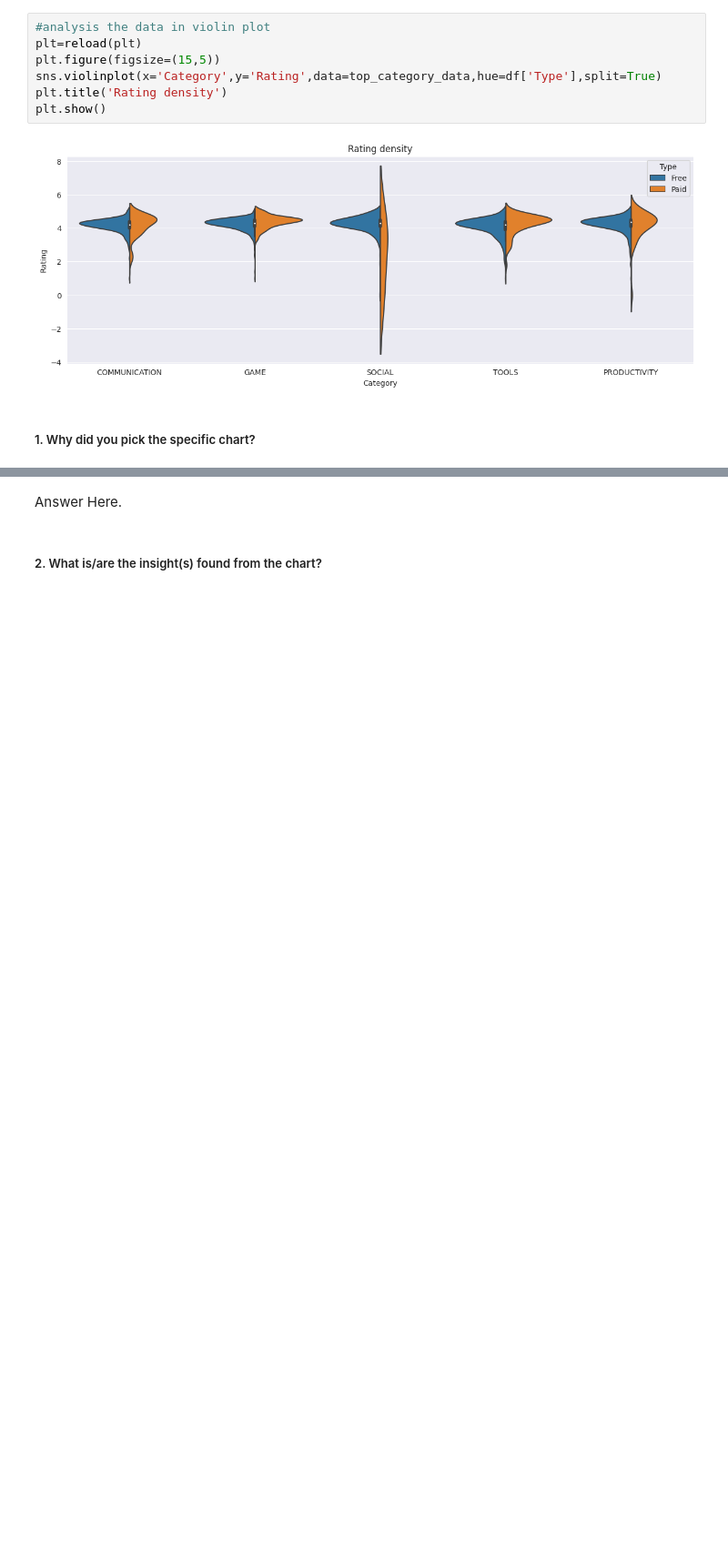
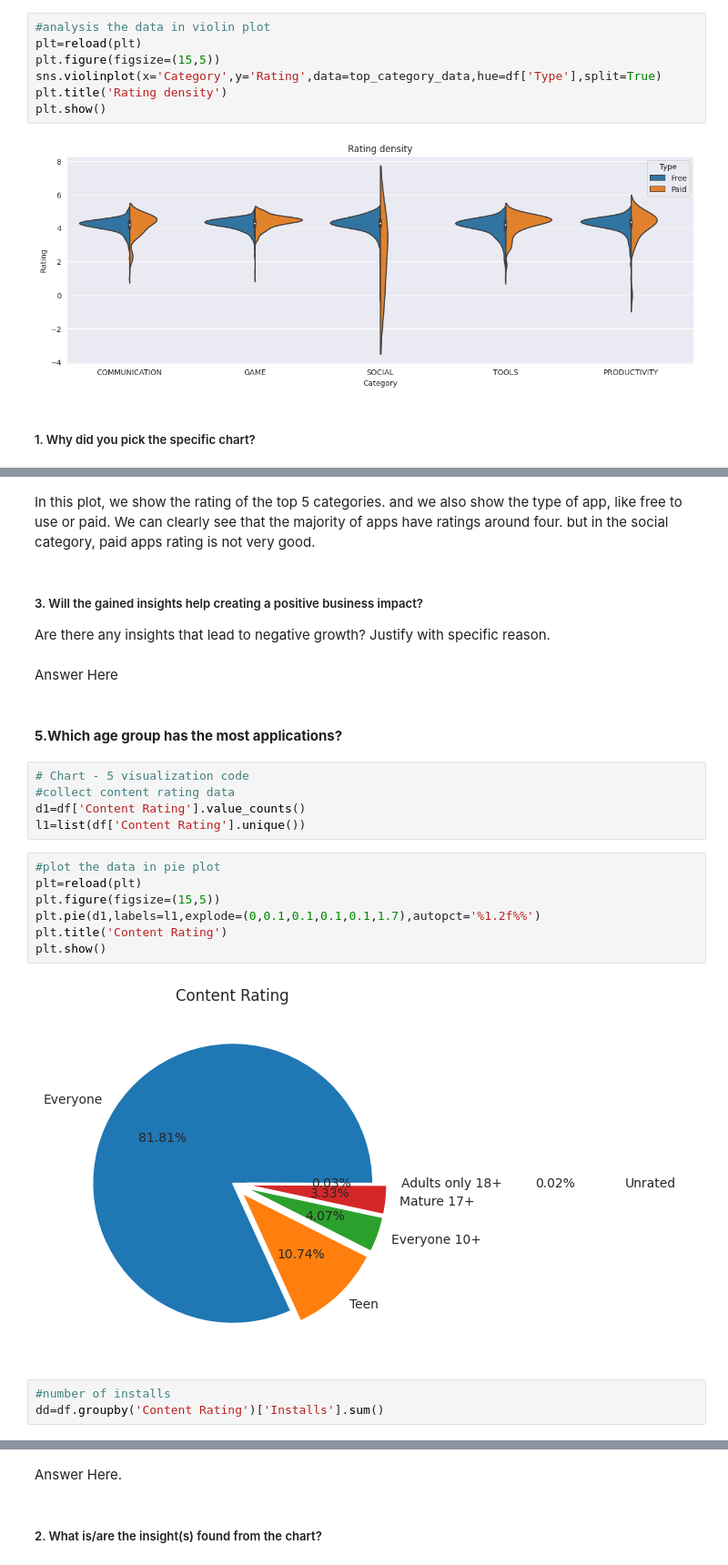
Before and after one commit to Vijaysiraw/Play_store_EDA_project, a Jupyter notebook: Play_Store_Project.ipynb, the cells around one changed output, grey strips where cells are left out. Shown at 91% size. Drawn from its saved outputs; the diff is of its cells as text; blank space fills up the shorter version.

Commit message:
Data Visualization - 3

```diff
--- a/Play_Store_Project.ipynb
+++ b/Play_Store_Project.ipynb
@@ -830,0 +835,26 @@ plt.show()
+# %% [markdown]
+In this plot, we show the rating of the top 5 categories. and we also show the type of app, like free to use or paid. We can clearly see that the majority of apps have ratings around four. but in the social category, paid apps rating is not very good.
+# %% [markdown]
+##### 3. Will the gained insights help creating a positive business impact?
+Are there any insights that lead to negative growth? Justify with specific reason.
+# %% [markdown]
+Answer Here
+# %% [markdown]
+#### **5.Which age group has the most applications?**
+# %%
+# Chart - 5 visualization code
+#collect content rating data
+d1=df['Content Rating'].value_counts()
+l1=list(df['Content Rating'].unique())
+# %%
+#plot the data in pie plot
+plt=reload(plt)
+plt.figure(figsize=(15,5))
+plt.pie(d1,labels=l1,explode=(0,0.1,0.1,0.1,0.1,1.7),autopct='%1.2f%%')
+plt.title('Content Rating')
+plt.show()
+# %% [output]
+[figure, added]
+# %%
+#number of installs
+dd=df.groupby('Content Rating')['Installs'].sum()
```
Also changed, not shown: parts of 52 cells of this notebook.
